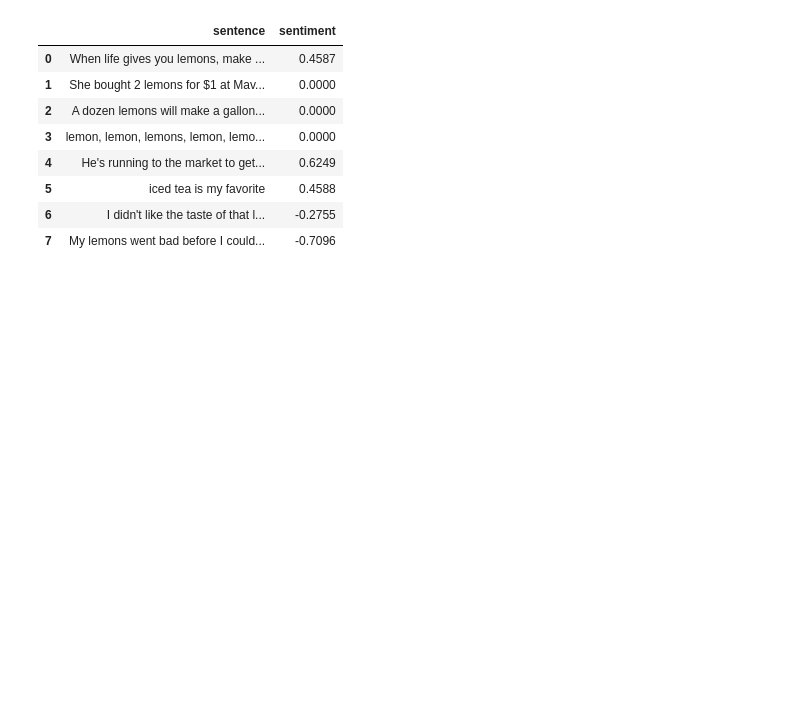
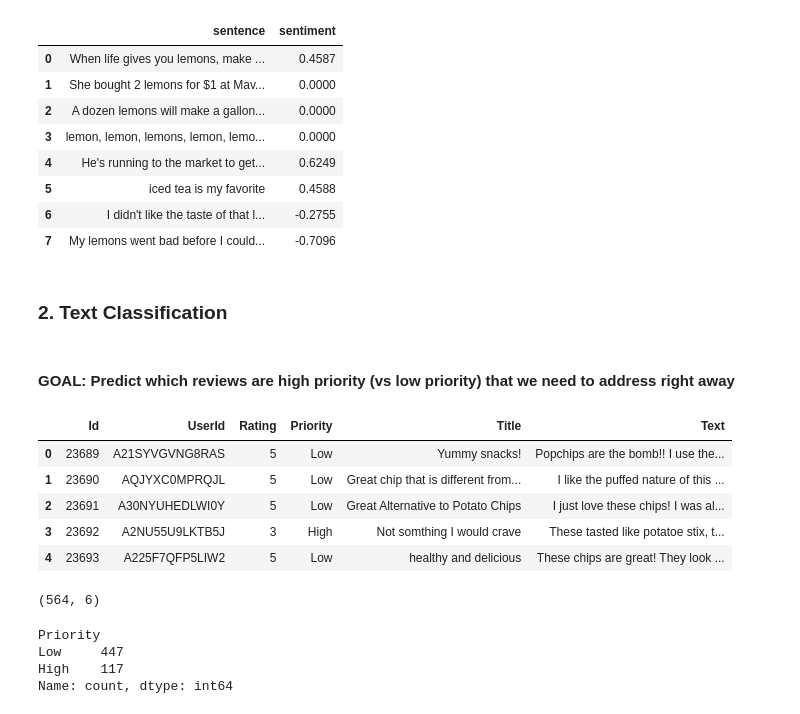
Before and after one commit to Camiloesp/PythonDataScience_NaturalLanguageProcessing, a Jupyter notebook: 3_NLP_MachineLearning.ipynb, the cells around one changed output. Saved outputs shown, nothing was run; the diff lists cells and outputs as text; code cells hidden in the pictures; blank space fills up the shorter version.

```diff
--- a/3_NLP_MachineLearning.ipynb
+++ b/3_NLP_MachineLearning.ipynb
@@ -68,3 +68,7 @@ df
 | 5 | iced tea is my favorite | 0.4588 |
 | 6 | I didn't like the taste of that l... | -0.2755 |
 | 7 | My lemons went bad before I could... | -0.7096 |
+# %% [markdown]
+### 2. Text Classification
+# %% [markdown]
+#### GOAL: Predict which reviews are high priority (vs low priority) that we need to address right away
@@ -70,0 +84,21 @@ df
+# %%
+reviews = pd.read_excel('Data/Popchip_Reviews.xlsx')
+reviews.head()
+# %% [output]
+|  | Id | UserId | Rating | Priority | Title | Text |
+| 0 | 23689 | A21SYVGVNG8RAS | 5 | Low | Yummy snacks! | Popchips are the bomb!! I use the... |
+| 1 | 23690 | AQJYXC0MPRQJL | 5 | Low | Great chip that is different from... | I like the puffed nature of this ... |
+| 2 | 23691 | A30NYUHEDLWI0Y | 5 | Low | Great Alternative to Potato Chips | I just love these chips! I was al... |
+| 3 | 23692 | A2NU55U9LKTB5J | 3 | High | Not somthing I would crave | These tasted like potatoe stix, t... |
+| 4 | 23693 | A225F7QFP5LIW2 | 5 | Low | healthy and delicious | These chips are great! They look ... |
+# %%
+reviews.shape
+# %% [output]
+(564, 6)
+# %%
+reviews.Priority.value_counts()
+# %% [output]
+Priority
+Low     447
+High    117
+Name: count, dtype: int64
```
Also changed, not shown: parts of 3 cells of this notebook, 3 other files.
